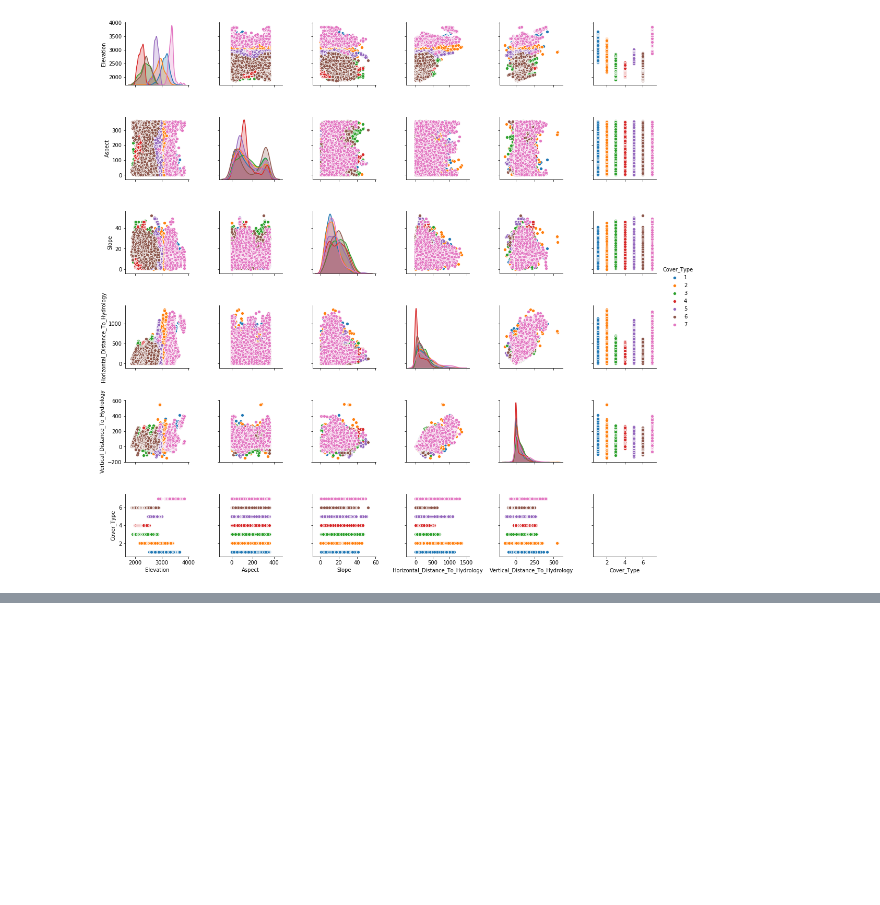
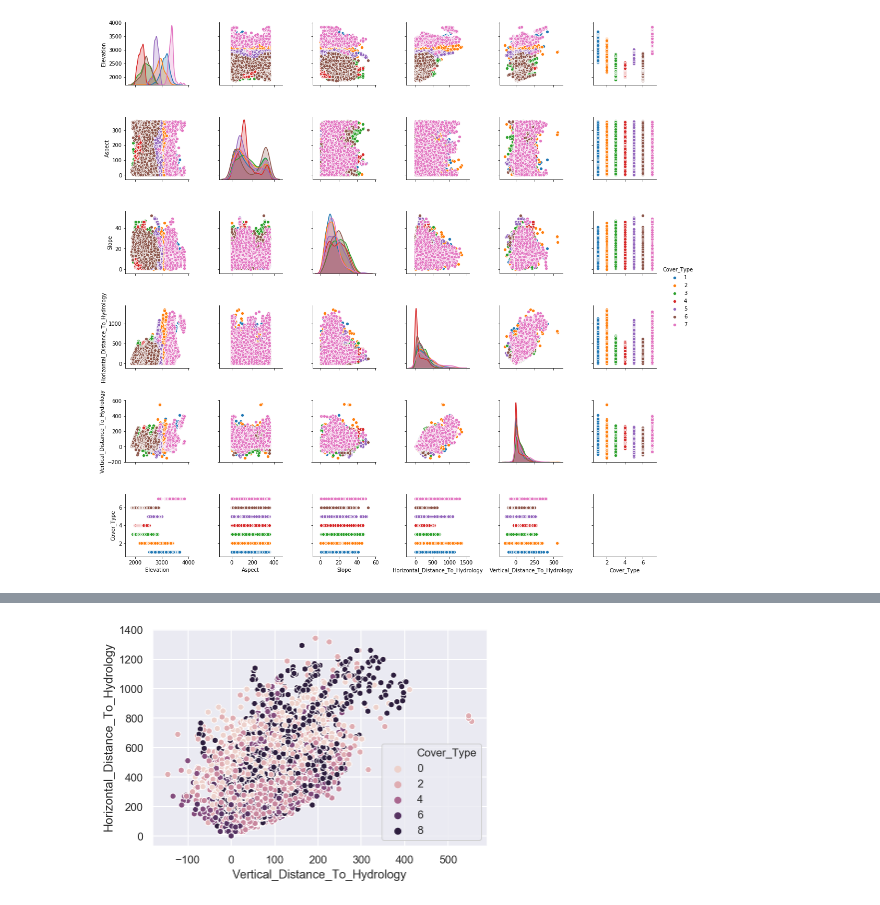
Before and after one commit to cifucg/forestCoverKaggle, a Jupyter notebook: ForestCover.ipynb, the cells around one changed output, grey strips where cells are left out. Cells and saved outputs as stored; diff of their text form; code cells hidden in the pictures; blank space fills up the shorter version.

```diff
--- a/ForestCover.ipynb
+++ b/ForestCover.ipynb
@@ -153,0 +159,4 @@ sns.pairplot(df_train[columns], hue="Cover_Type");
+# %%
+sns.scatterplot(x='Vertical_Distance_To_Hydrology', y='Horizontal_Distance_To_Hydrology', data=df_train, hue='Cover_Type');
+# %% [output]
+[figure, added]
```
Also changed, not shown: parts of 28 cells of this notebook.
